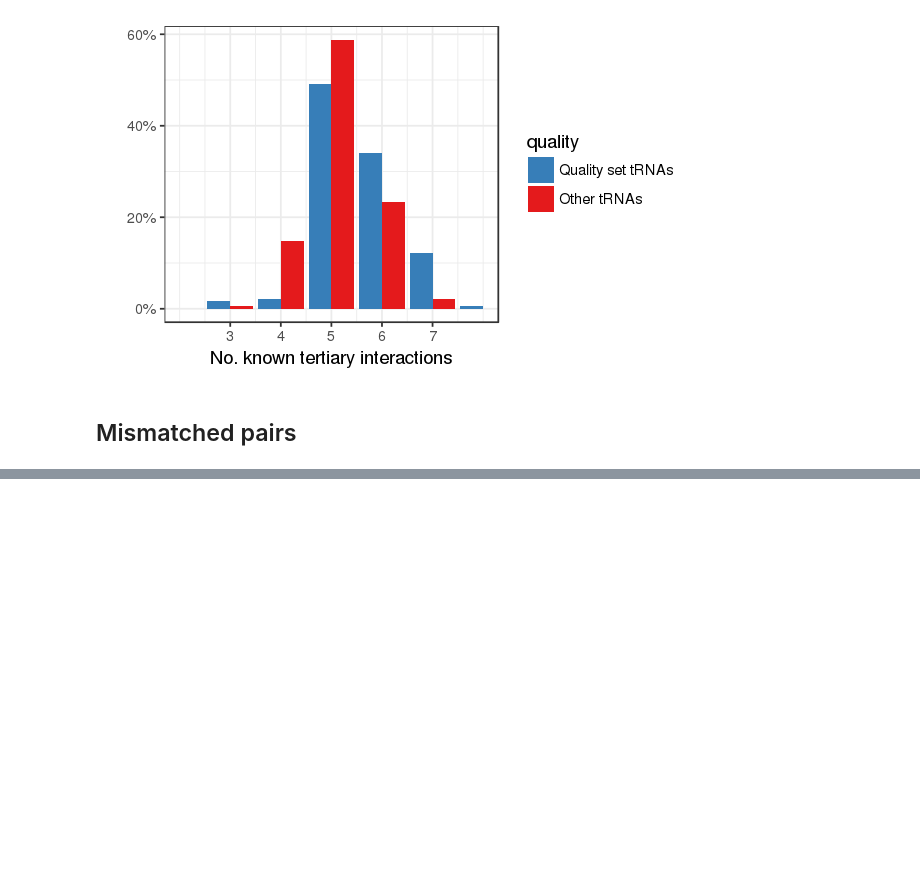
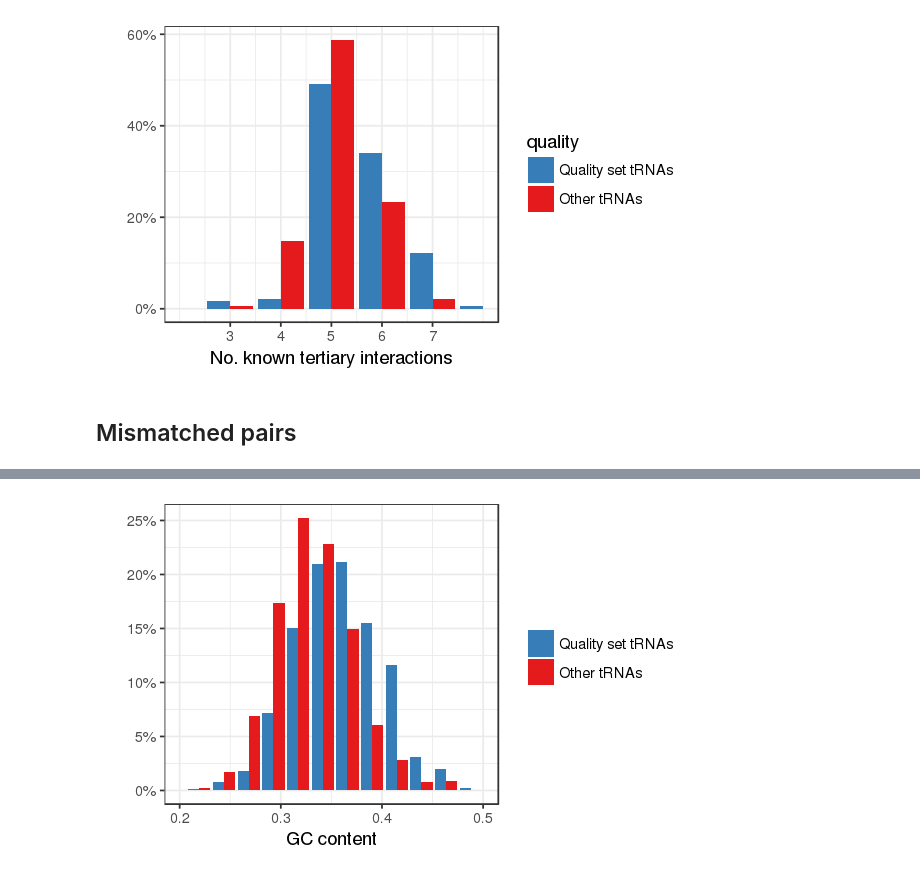
Before and after one commit to bylin/euk-features, a Jupyter notebook: notebooks/quality-set-IDEs.ipynb, the cells around one changed output, grey strips where cells are left out. Drawn from its saved outputs; the diff is of its cells as text; code cells hidden in the pictures; blank space fills up the shorter version.

```diff
--- a/notebooks/quality-set-IDEs.ipynb
+++ b/notebooks/quality-set-IDEs.ipynb
@@ -118,0 +116,19 @@ Warning message:
+# %%
+options(repr.plot.width=5, repr.plot.height=3)
+gc_content = identities %>%
+  mutate(quality=factor(ifelse(quality, "Quality set tRNAs", "Other tRNAs"), levels=c("Quality set tRNAs", "Other tRNAs"))) %>%
+  select(GC, quality) %>%
+  group_by(quality) %>%
+  mutate(freq=n()) %>%
+  group_by(quality, GC, freq) %>%
+  summarize(count=n()) %>%
+  mutate(freq=count/freq)
+# %%
+gc_content %>% ggplot() +
+    geom_bar(aes(x=GC, y=freq, fill=quality), stat='identity', position='dodge') +
+    scale_x_continuous(limits=c(0.2, 0.5)) +
+    scale_y_continuous(labels=percent_format()) +
+    scale_fill_manual(values=rev(brewer.pal(3, "Set1")[1:2])) +
+    ylab("") + xlab("GC content") +
+    guides(fill=guide_legend(title=NULL))
+# %% [output]
@@ -118,0 +137 @@ Warning message:
+[figure, added]
```
Also changed, not shown: parts of 6 cells of this notebook.
